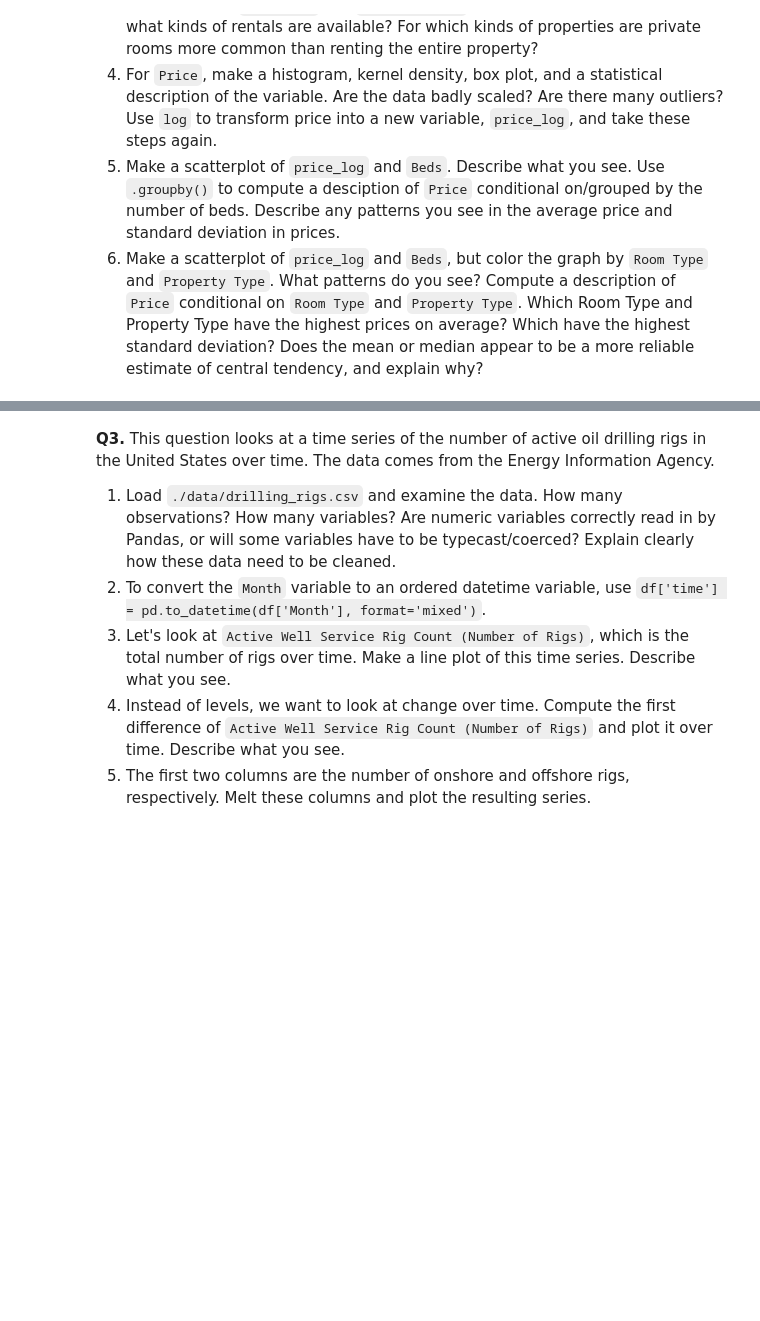
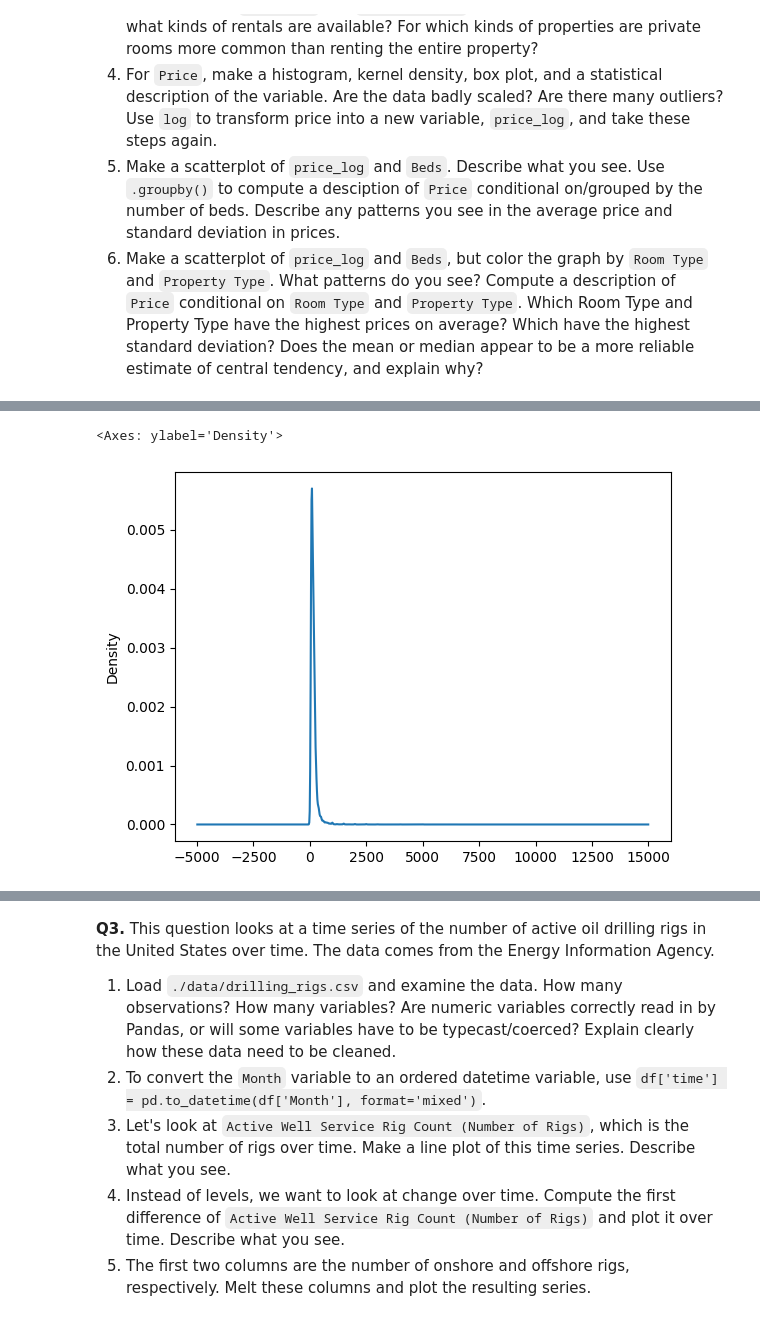
Before and after one commit to nladocsi/eda_assignment, a Jupyter notebook: eda_assignment.ipynb, the cells around one changed output, grey strips where cells are left out. Saved outputs shown, nothing was run; the diff lists cells and outputs as text; code cells hidden in the pictures; blank space fills up the shorter version.

```diff
--- a/eda_assignment.ipynb
+++ b/eda_assignment.ipynb
@@ -65,0 +78,8 @@ pd.crosstab(air['Room Type'], air['Property Type'])
+# %%
+#2.4.2
+#Kernel Density
+air['Price'].plot.density()
+#clip_price.plot.density()
+# %% [output]
+<Axes: ylabel='Density'>
+[figure, added]
```
Also changed, not shown: parts of 8 cells of this notebook.
